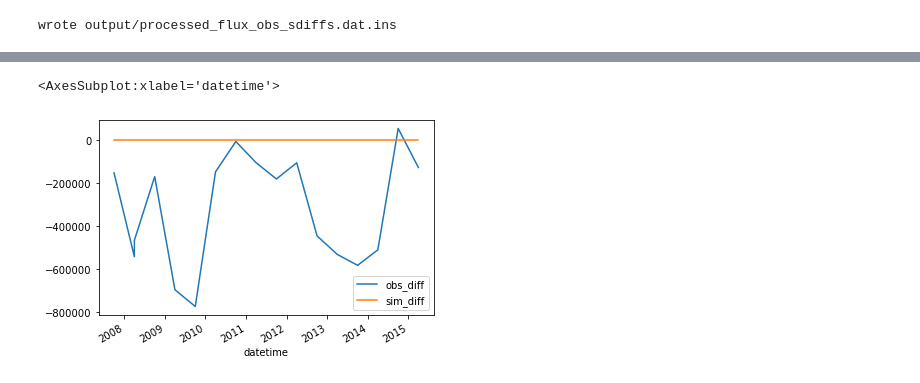
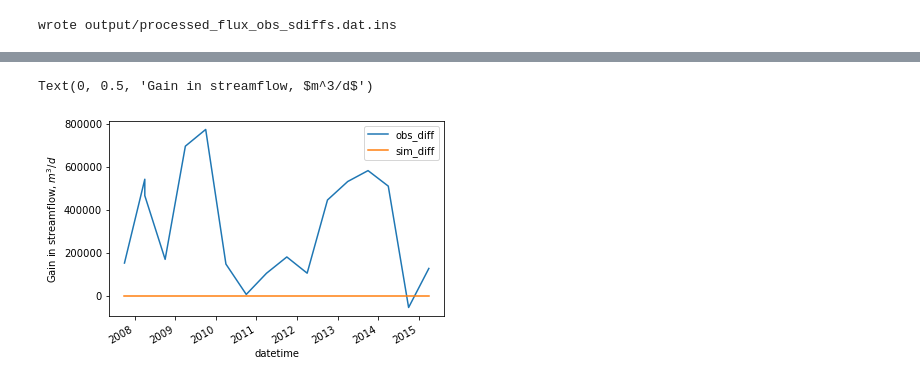
Before and after one commit to aleaf/modflow-obs, a Jupyter notebook: docs/source/notebooks/Example.ipynb, the cells around one changed output, grey strips where cells are left out. Cells and saved outputs as stored; diff of their text form; code cells hidden in the pictures.

```diff
--- a/docs/source/notebooks/Example.ipynb
+++ b/docs/source/notebooks/Example.ipynb
@@ -366,9 +410,7 @@ Similar to the spatial differing in heads, stream flow observations can be diffe
 # %%
-from mfobs.obs import get_spatial_differences
-
-flux_difference_sites = {'07288280':  # sunflower r. at merigold
-                             '07288500'   # sunflower r. at sunflower
-                             }
+flux_difference_sites = {'07288500':   # sunflower r. at sunflower
+                         '07288280'  # sunflower r. at merigold
+                         }
 
 flux_sdiff = get_spatial_differences(base_flux_obs, perioddata,
                                      flux_difference_sites,
@@ -392,6 +434,7 @@ flux_sdiff.head()
 # %%
 flux_sdiff.index = flux_sdiff.datetime
-flux_sdiff[['obs_diff', 'sim_diff']].plot()
+ax = flux_sdiff[['obs_diff', 'sim_diff']].plot()
+ax.set_ylabel('Gain in streamflow, $m^3/d$')
 # %% [output]
-<AxesSubplot:xlabel='datetime'>
+Text(0, 0.5, 'Gain in streamflow, $m^3/d$')
-[figure, old version]
+[figure, new version]
```
Also changed, not shown: parts of 10 cells of this notebook, 5 other files.
